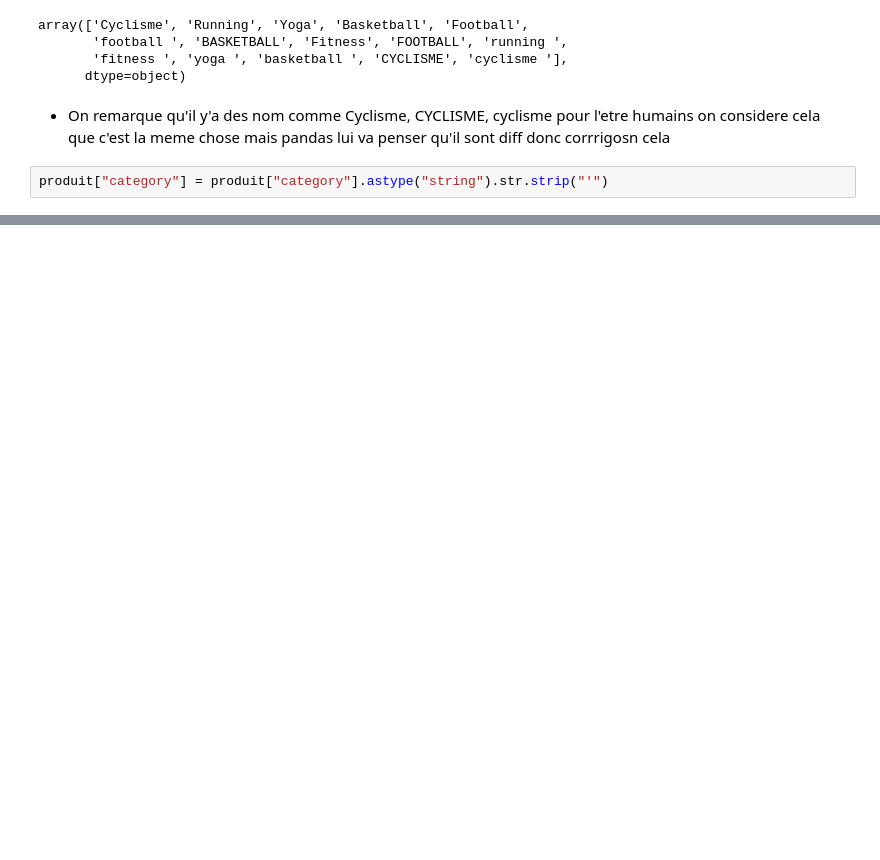
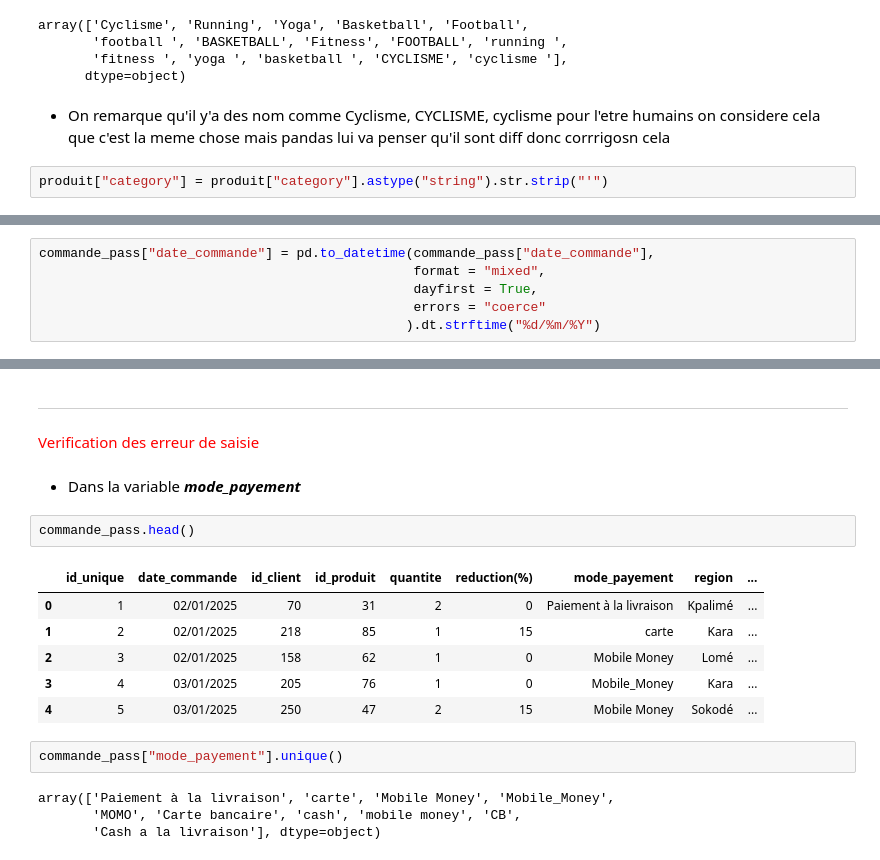
Before and after one commit to SAKPANI/Formation-Data_Science-et-Machine-Learning, a Jupyter notebook: PROJETS/PROJET_E_COMMERCE/projet_ecommerce/Analyse_Donnees_E_Commerce.ipynb, the cells around one changed output, grey strips where cells are left out. Saved outputs shown, nothing was run; the diff lists cells and outputs as text; blank space fills up the shorter version.

```diff
--- a/PROJETS/PROJET_E_COMMERCE/projet_ecommerce/Analyse_Donnees_E_Commerce.ipynb
+++ b/PROJETS/PROJET_E_COMMERCE/projet_ecommerce/Analyse_Donnees_E_Commerce.ipynb
@@ -331,0 +461,6 @@ array(['Cyclisme', 'Running', 'Yoga', 'Basketball', 'Football',
+# %%
+commande_pass["date_commande"] = pd.to_datetime(commande_pass["date_commande"],
+                                                format = "mixed",
+                                                dayfirst = True,
+                                                errors = "coerce"
+                                               ).dt.strftime("%d/%m/%Y")
@@ -331,0 +487,21 @@ array(['Cyclisme', 'Running', 'Yoga', 'Basketball', 'Football',
+# %% [markdown]
+---
+# %% [markdown]
+  <p style = "color : red">Verification des erreur de saisie</p>
+# %% [markdown]
+- Dans la variable  ***mode_payement***
+# %%
+commande_pass.head()
+# %% [output]
+|  | id_unique | date_commande | id_client | id_produit | quantite | reduction(%) | mode_payement | region | ... |
+| 0 | 1 | 02/01/2025 | 70 | 31 | 2 | 0 | Paiement à la livraison | Kpalimé | ... |
+| 1 | 2 | 02/01/2025 | 218 | 85 | 1 | 15 | carte | Kara | ... |
+| 2 | 3 | 02/01/2025 | 158 | 62 | 1 | 0 | Mobile Money | Lomé | ... |
+| 3 | 4 | 03/01/2025 | 205 | 76 | 1 | 0 | Mobile_Money | Kara | ... |
+| 4 | 5 | 03/01/2025 | 250 | 47 | 2 | 15 | Mobile Money | Sokodé | ... |
+# %%
+commande_pass["mode_payement"].unique()
+# %% [output]
+array(['Paiement à la livraison', 'carte', 'Mobile Money', 'Mobile_Money',
+       'MOMO', 'Carte bancaire', 'cash', 'mobile money', 'CB',
+       'Cash a la livraison'], dtype=object)
```
Also changed, not shown: parts of 52 cells of this notebook.
